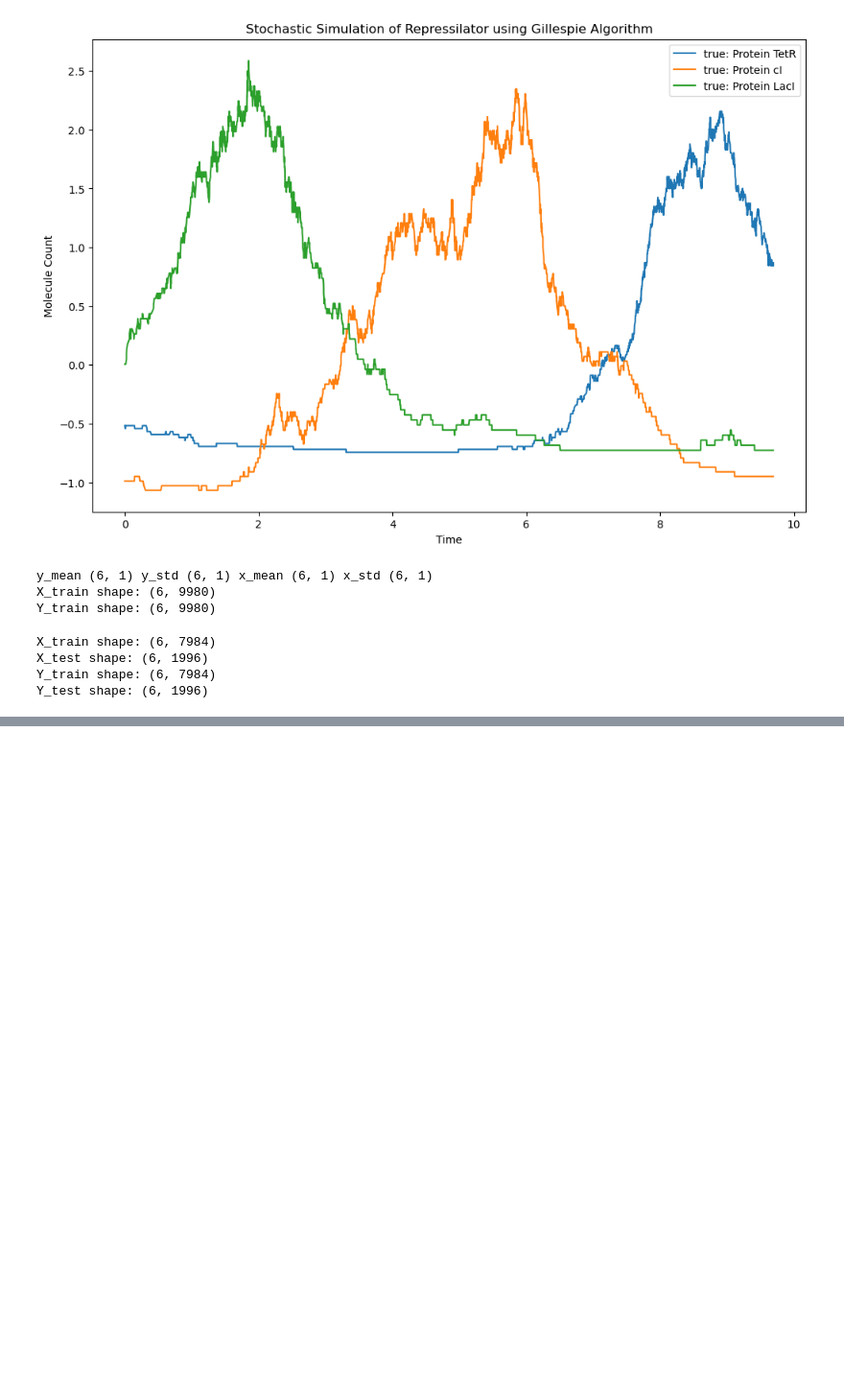
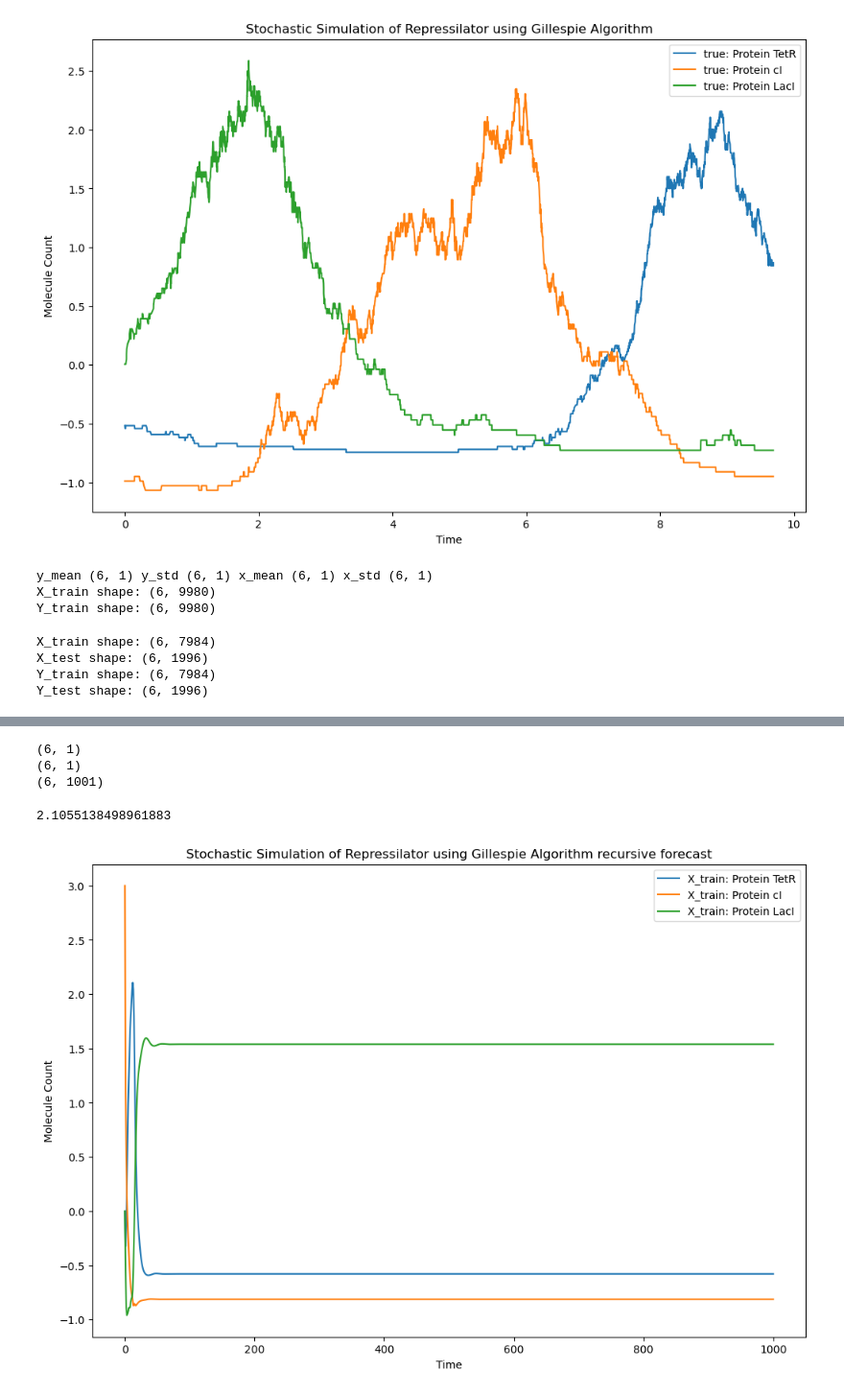
Before and after one commit to Alex-Drysdale/Jupyter_Notebook_work, a Jupyter notebook: Machine Learning/Gillespie_prediction_with_FFN_class.ipynb, the cells around one changed output, grey strips where cells are left out. Shown at 96% size. Cells and saved outputs as stored; diff of their text form; code cells hidden in the pictures; blank space fills up the shorter version.

```diff
--- a/Machine Learning/Gillespie_prediction_with_FFN_class.ipynb
+++ b/Machine Learning/Gillespie_prediction_with_FFN_class.ipynb
@@ -645,0 +650,49 @@ plt.show()
+# %%
+## next for a recursive forecasting model...
+## remember you are not training or anything, all you are doing is seeking the next output from a forward pass
+## pseudocode:
+## for i in run_length
+## input initial conditions,
+## predict forward one,
+## add to forecast matrix.
+conditions = np.reshape([0, 0, 0, 3, 0, 0], (6, 1))
+print(conditions.shape)
+run_time = 50
+forecast_data = np.reshape(conditions, (6, 1))
+print(forecast_data.shape)
+run_time = 1000
+for i in range(run_time):
+    next_layer_x = Gillespie_ml.forecast(conditions)
+#print(next_layer_x.shape)
+    forecast_data = np.hstack((forecast_data, next_layer_x))
+    conditions = next_layer_x
+print(forecast_data.shape)
+times = np.arange(0, forecast_data.shape[1])
+# %% [output]
+(6, 1)
+(6, 1)
+(6, 1001)
+# %%
+predicted_mRNA_TetR = forecast_data[0, :]
+predicted_protein_TetR = forecast_data[1, :]
+print(max(predicted_protein_TetR))
+predicted_mRNA_cI = forecast_data[2, :]
+predicted_protein_cI = forecast_data[3, :]
+predicted_mRNA_LacI = forecast_data[4, :]
+predicted_protein_LacI = forecast_data[5, :]
+
+
+
+plt.figure(figsize=(12, 8))
+
+plt.plot(times, predicted_protein_TetR, label='X_train: Protein TetR')
+plt.plot(times, predicted_protein_cI, label='X_train: Protein cI')
+plt.plot(times, predicted_protein_LacI, label='X_train: Protein LacI')
+plt.xlabel('Time')
+plt.ylabel('Molecule Count')
+plt.legend()
+plt.title('Stochastic Simulation of Repressilator using Gillespie Algorithm recursive forecast')
+plt.show()
+# %% [output]
+2.1055138498961883
+[figure, added]
```
Also changed, not shown: parts of 4 cells of this notebook.
